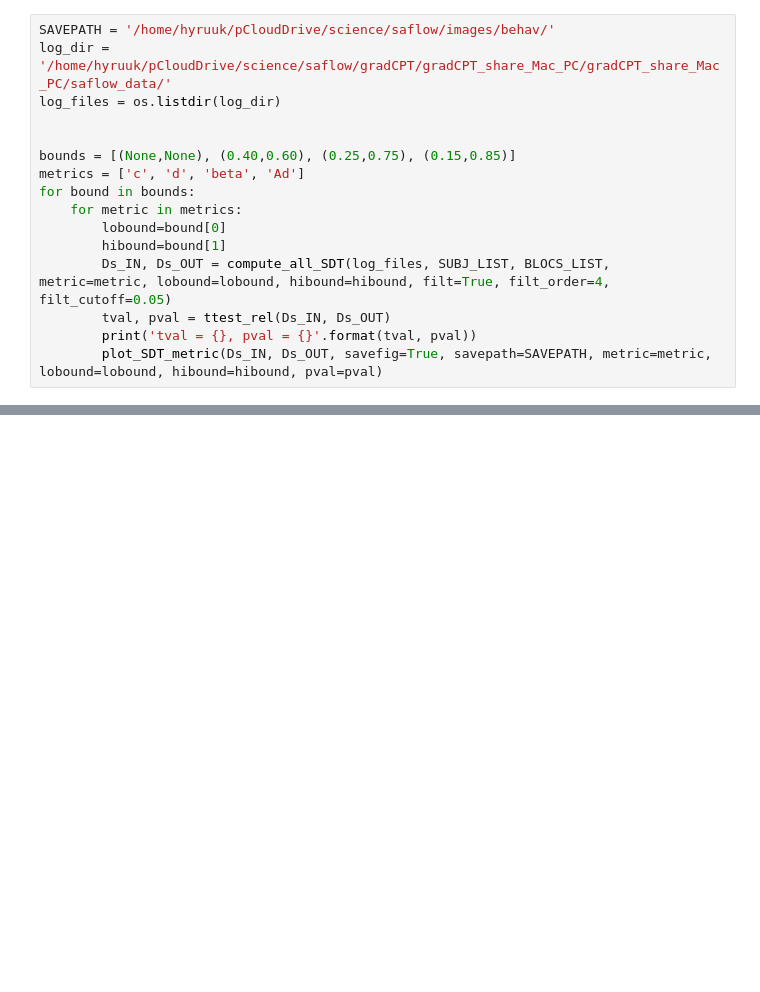
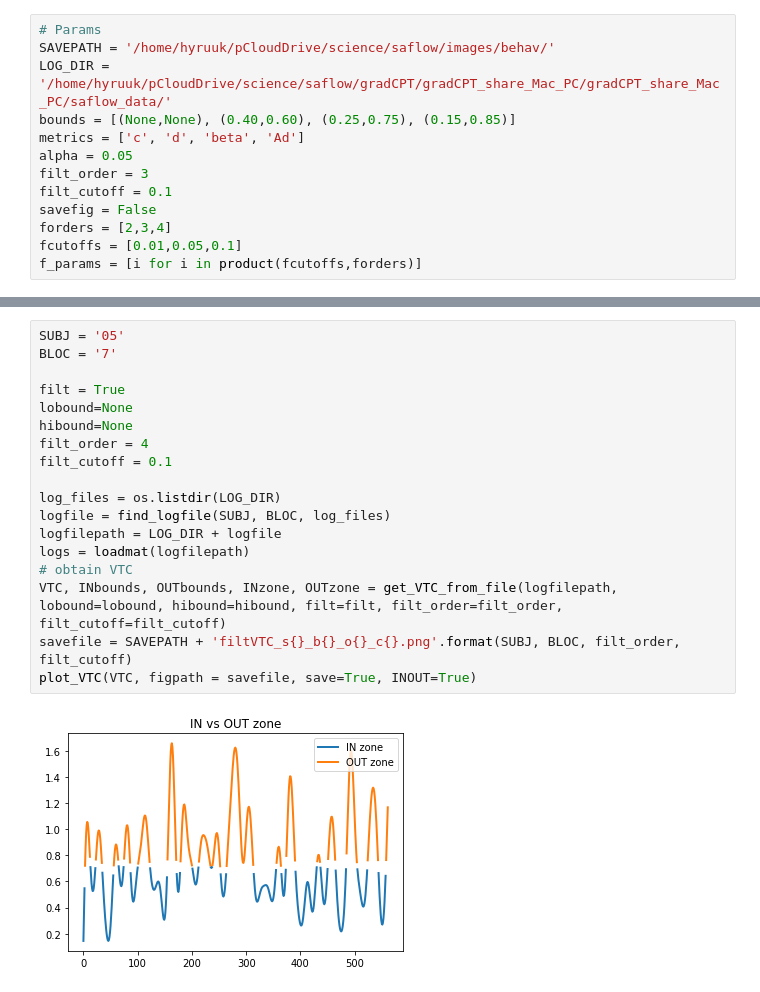
Before and after one commit to hyruuk/saflow_2016, a Jupyter notebook: scripts/saflow_comp_analysis.ipynb, the cells around one changed output, grey strips where cells are left out. Cells and saved outputs as stored; diff of their text form; blank space fills up the shorter version.

```diff
--- a/scripts/saflow_comp_analysis.ipynb
+++ b/scripts/saflow_comp_analysis.ipynb
@@ -78,16 +84,13 @@ def plot_SDT_metric(Ds_IN, Ds_OUT, savefig=False, savepath=None, metric='d', lob
 # %%
+# Params
 SAVEPATH = '/home/hyruuk/pCloudDrive/science/saflow/images/behav/'
-log_dir = '/home/hyruuk/pCloudDrive/science/saflow/gradCPT/gradCPT_share_Mac_PC/gradCPT_share_Mac_PC/saflow_data/'
-log_files = os.listdir(log_dir)
-
-
+LOG_DIR = '/home/hyruuk/pCloudDrive/science/saflow/gradCPT/gradCPT_share_Mac_PC/gradCPT_share_Mac_PC/saflow_data/'
 bounds = [(None,None), (0.40,0.60), (0.25,0.75), (0.15,0.85)]
 metrics = ['c', 'd', 'beta', 'Ad']
-for bound in bounds:
-    for metric in metrics:
-        lobound=bound[0]
-        hibound=bound[1]
-        Ds_IN, Ds_OUT = compute_all_SDT(log_files, SUBJ_LIST, BLOCS_LIST, metric=metric, lobound=lobound, hibound=hibound, filt=True, filt_order=4, filt_cutoff=0.05)
-        tval, pval = ttest_rel(Ds_IN, Ds_OUT)
-        print('tval = {}, pval = {}'.format(tval, pval))
-        plot_SDT_metric(Ds_IN, Ds_OUT, savefig=True, savepath=SAVEPATH, metric=metric, lobound=lobound, hibound=hibound, pval=pval)
+alpha = 0.05
+filt_order = 3
+filt_cutoff = 0.1
+savefig = False
+forders = [2,3,4]
+fcutoffs = [0.01,0.05,0.1]
+f_params = [i for i in product(fcutoffs,forders)]
@@ -102,0 +145,20 @@ tval = -1.1802692731316338, pval = 0.26278688316831933
+# %%
+SUBJ = '05'
+BLOC = '7'
+
+filt = True
+lobound=None
+hibound=None
+filt_order = 4
+filt_cutoff = 0.1
+
+log_files = os.listdir(LOG_DIR)
+logfile = find_logfile(SUBJ, BLOC, log_files)
+logfilepath = LOG_DIR + logfile
+logs = loadmat(logfilepath)
+# obtain VTC
+VTC, INbounds, OUTbounds, INzone, OUTzone = get_VTC_from_file(logfilepath, lobound=lobound, hibound=hibound, filt=filt, filt_order=filt_order, filt_cutoff=filt_cutoff)
+savefile = SAVEPATH + 'filtVTC_s{}_b{}_o{}_c{}.png'.format(SUBJ, BLOC, filt_order, filt_cutoff)
+plot_VTC(VTC, figpath = savefile, save=True, INOUT=True)
+# %% [output]
+[figure, added]
```
Also changed, not shown: parts of 5 cells of this notebook, 1 other file.
